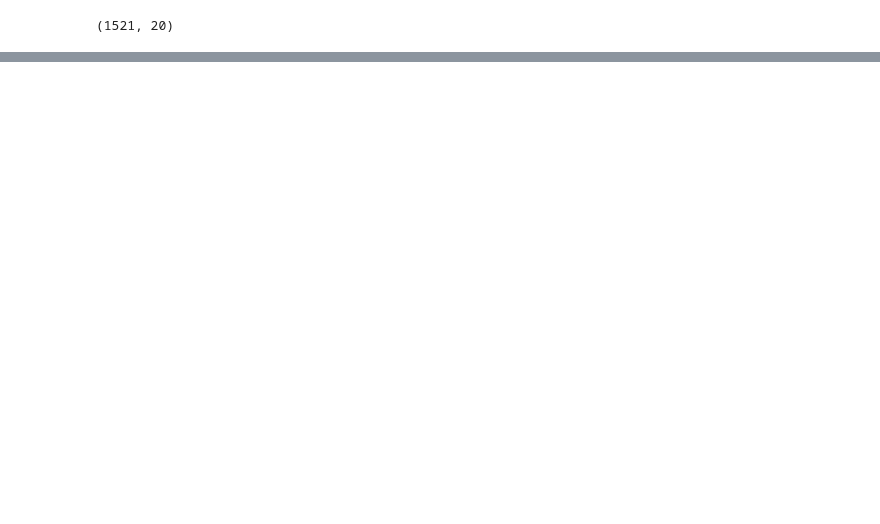
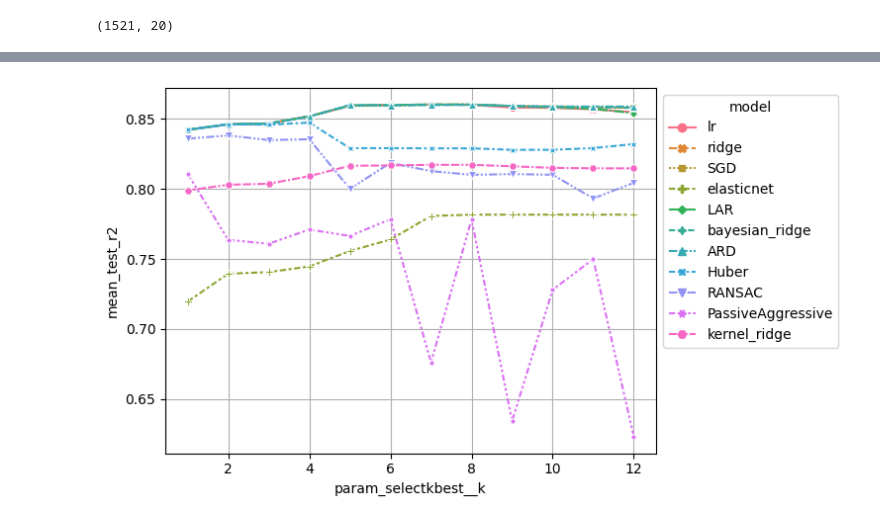
Before and after one commit to NBPub/Springboard, a Jupyter notebook: Capstone Two/16.3_Preprocessing-Training.ipynb, the cells around one changed output, grey strips where cells are left out. Cells and saved outputs as stored; diff of their text form; code cells hidden in the pictures; blank space fills up the shorter version.

```diff
--- a/Capstone Two/16.3_Preprocessing-Training.ipynb
+++ b/Capstone Two/16.3_Preprocessing-Training.ipynb
@@ -231,2 +119,0 @@ GridSearchCV(cv=5,
-# %%
-results = pd.DataFrame(cv.cv_results_)
@@ -1288,0 +182,5 @@ data[(data.home=='Spinners') | (data.away=='Spinners')].T
+# %%
+kbest_margin = SelectKBest(score_func=f_classif, k='all')
+kbest_margin.fit(X_train,y1_train)
+pd.DataFrame(kbest_margin.scores_,index=features).sort_values(0,ascending=False).style\
+        .background_gradient(subset=[0], cmap='viridis', gmap=np.log(kbest_margin.scores_))
@@ -1288,0 +225,29 @@ data[(data.home=='Spinners') | (data.away=='Spinners')].T
+# %%
+table = pd.DataFrame()
+
+score_list = ['neg_mean_absolute_error', 'neg_mean_squared_error','neg_root_mean_squared_error','r2',
+              ]
+score_cols = [f"mean_test_{val}" for val in score_list]
+score_cols.insert(0,'param_selectkbest__k')
+
+ks = [val+1 for val in range(12)]
+grid_params = {
+    'selectkbest__k': ks,
+}
+# %%
+%%time
+for name, est in models.items():
+    if name in ['lasso', 'OMP']:
+        continue
+    print(name)
+    kb_pipe = make_pipeline(StandardScaler(),
+                            SelectKBest(score_func=f_regression, k=12),
+                            est)
+    cv = GridSearchCV(kb_pipe, param_grid=grid_params, cv=5,
+                  scoring = score_list, refit=False, n_jobs=-1,)
+    cv.fit(X_train,y1_train)
+    results = pd.DataFrame(cv.cv_results_)[score_cols]
+    results.loc[:,'model'] = name
+
+    table=pd.concat([table, results])
+    table.reset_index(drop=True,inplace=True)
@@ -1288,0 +506,11 @@ data[(data.home=='Spinners') | (data.away=='Spinners')].T
+# %%
+ax = sns.lineplot(table, x='param_selectkbest__k', y='mean_test_r2', hue='model', style='model',
+                 markers=True, dashes=True)
+sns.move_legend(ax, "upper left", bbox_to_anchor=(1, 1))
+# plt.yscale('log')
+#plt.ylim([0.858,0.861])
+plt.grid()
+plt.savefig('linear-models_feature-selection.png', bbox_inches='tight')
+plt.show()
+# %% [output]
+[figure, added]
```
Also changed, not shown: parts of 160 cells of this notebook, 45 other files.
